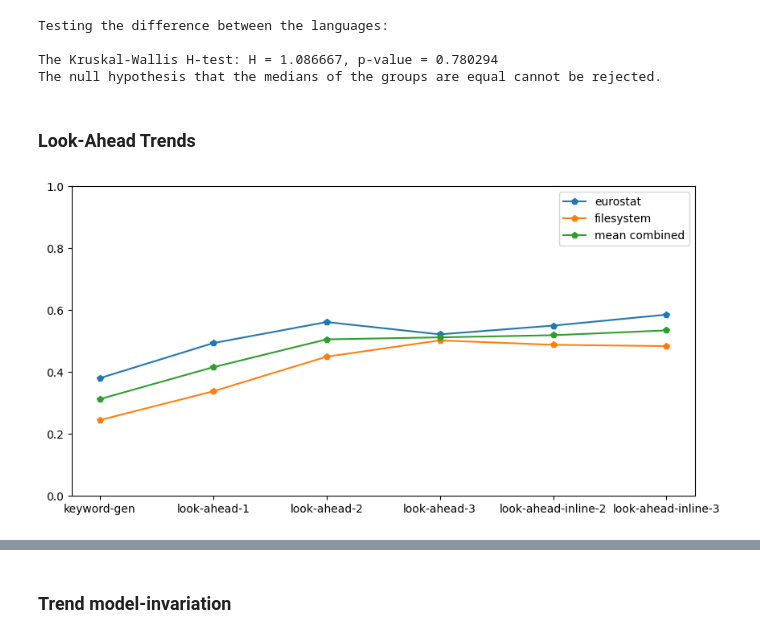
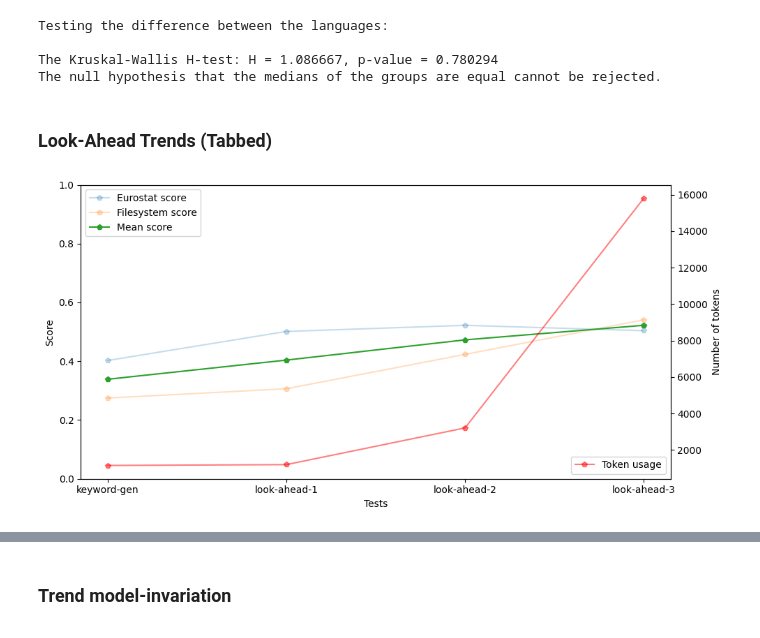
Before and after one commit to MikolasFromm/IterativePromptResearch, a Jupyter notebook: research/iterative_prompt_research.ipynb, the cells around one changed output, grey strips where cells are left out. Saved outputs shown, nothing was run; the diff lists cells and outputs as text; code cells hidden in the pictures.

Commit message:
Improved look-ahead graphs

```diff
--- a/research/iterative_prompt_research.ipynb
+++ b/research/iterative_prompt_research.ipynb
@@ -2,16 +2,16 @@
 # Iterative Prompt Research
 # %%
 ## loading configuration
-load_sources : bool = False
+load_sources : bool = True
 load_webpage : bool = load_sources and False
 load_filesystem : bool = load_sources and True
 load_eurostat : bool = load_sources and True
 
 ## execution configuration
-execute_tests : bool = False
+execute_tests : bool = True
 
 ## evaluation configuration
-evaluate_results : bool = True
+evaluate_results : bool = False
 # %% [markdown]
 ## Data sources and their cache
 # %% [markdown]
@@ -373,6 +377,9 @@ class OpenAIWrapper:
         """Returns the number of tokens used.
         Also adds the tokens from the last prompt that has been sent,
         since the last response is not counted otherwise."""
+        if (self.keep_whole_context):
+            return self._last_response_token_size
+
         self.tokens_used += self._last_response_token_size
         self._last_response_token_size = 0
         return self.tokens_used
@@ -1222,42 +1263,56 @@ Testing the difference between the languages:
 The Kruskal-Wallis H-test: H = 1.086667, p-value = 0.780294
 The null hypothesis that the medians of the groups are equal cannot be rejected.
 # %% [markdown]
-### Look-Ahead Trends
+### Look-Ahead Trends (Tabbed)
 # %%
 import matplotlib.pyplot as plt
 import numpy as np
 
 _dir_eurostat = os.path.join("results", "eurostat", "penalization")
 _dir_filesystem = os.path.join("results", "filesystem", "penalization")
 _result_tests_eurostat : Dict[str, List['TestResultExtended']] = { _file : pickle.load(open(os.path.join(_dir_eurostat, _file), "rb")) for _file in os.listdir(_dir_eurostat)}
 _result_tests_filesystem : Dict[str, List['TestResultExtended']] = { _file : pickle.load(open(os.path.join(_dir_filesystem, _file), "rb")) for _file in os.listdir(_dir_filesystem)}
 
 _data : Dict[str, Dict[str, float]] = {}
+_tokens : Dict[str, Dict[str, float]] = {}
 
 for (_dir, _tests, _label) in [
-        (_dir_eurostat, _result_tests_eurostat, "eurostat"),
-        (_dir_filesystem, _result_tests_filesystem, "filesystem"),
+        (_dir_eurostat, _result_tests_eurostat, "Eurostat score"),
+        (_dir_filesystem, _result_tests_filesystem, "Filesystem score"),
     ]:
     _data[_label] = {}
+    _tokens[_label] = {}
     for _test in _tests:
         _type = _test.split('_')[3]
         _result : List['TestResultExtended'] = pickle.load(open(os.path.join(_dir, _test), "rb"))
         _data[_label][_type] = np.mean([x.get_score() for x in _result])
+        _tokens[_label][_type] = np.mean([x.tokens_used for x in _result])
 
 ## create mean result records
 _mean_results : Dict[str, np.ndarray] = {
-    "mean combined" : (np.array([_data["eurostat"][key] for key in _data["eurostat"]]) + np.array([_data["filesystem"][key] for key in _data["filesystem"]]))/2
+    "Mean score" : (np.array([_data["Eurostat score"][key] for key in _data["Eurostat score"]]) + np.array([_data["Filesystem score"][key] for key in _data["Filesystem score"]]))/2,
+    "Mean tokens" : (np.array([_tokens["Eurostat score"][key] for key in _tokens["Eurostat score"]]) + np.array([_tokens["Filesystem score"][key] for key in _tokens["Filesystem score"]]))/2
 }
 
-plt.figure(figsize=(10,5))
-plt.ylim(0,1)
+fig, ax1 = plt.subplots(figsize=(10,5))
+ax1.set_xlabel('Tests')
+ax1.set_ylabel('Score')
+ax1.tick_params(axis='y')
+
 for _label in _data:
-    plt.plot(_data[_label].keys(), _data[_label].values(), '-p', label=_label)
+    ax1.plot(_data[_label].keys(), _data[_label].values(), '-p', label=_label, alpha=0.25)
+ax1.plot(_mean_results["Mean score"], '-p', label="Mean score")
+ax1.legend(loc='upper left')
+ax1.set_ylim([0,1])
 
-for _label in _mean_results:
-    plt.plot(_mean_results[_label], '-p', label=_label)
+ax2 = ax1.twinx()  # instantiate a second axes that shares the same x-axis
+ax2.set_ylabel('Number of tokens')  # we already handled the x-label with ax1
+ax2.plot(_mean_results["Mean tokens"], '-p', label="Token usage", color='red', alpha=0.5)
+ax2.tick_params(axis='y')
+ax2.legend(loc='lower right')
 
-plt.legend()
+fig.tight_layout()
+
 plt.show()
 # %% [output]
-[figure, old version]
+[figure, new version]
```
Also changed, not shown: parts of 6 cells of this notebook.
